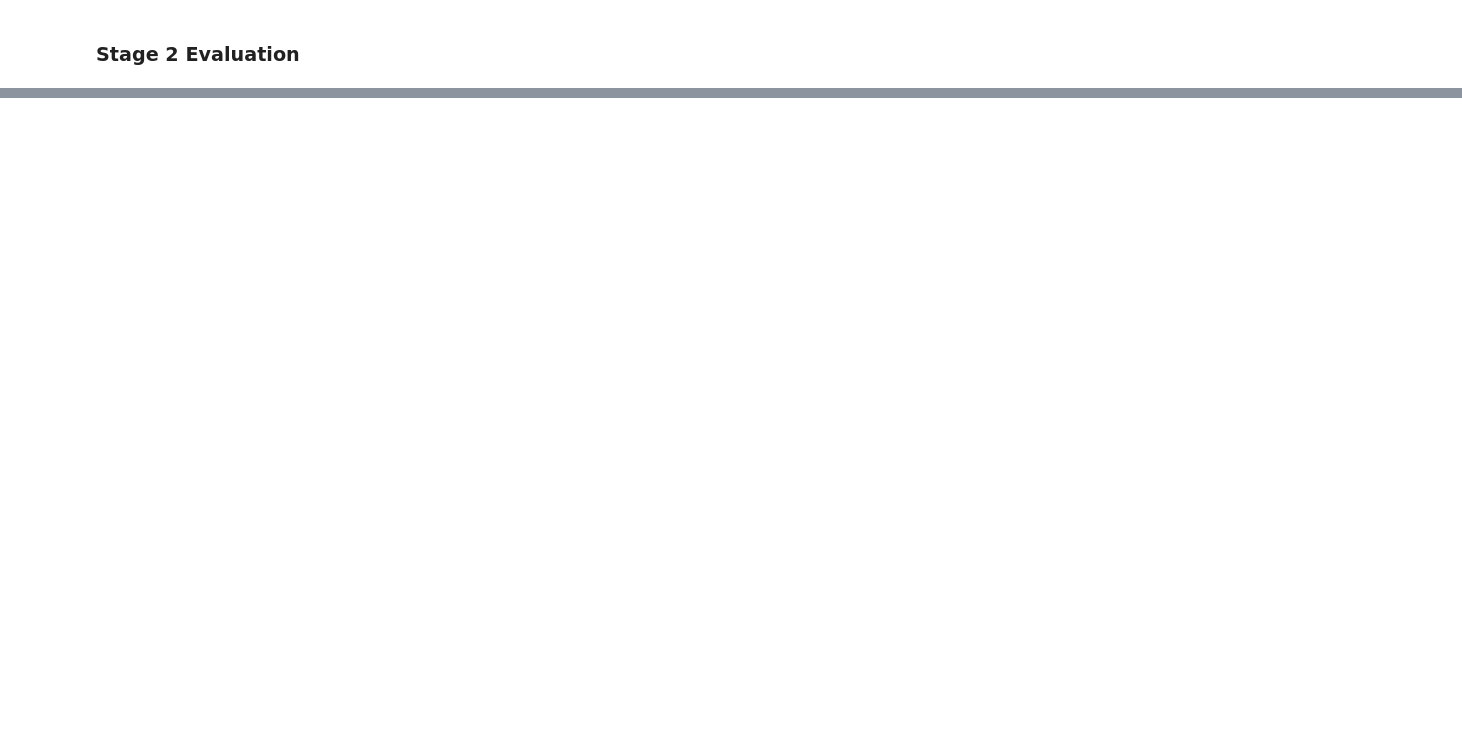
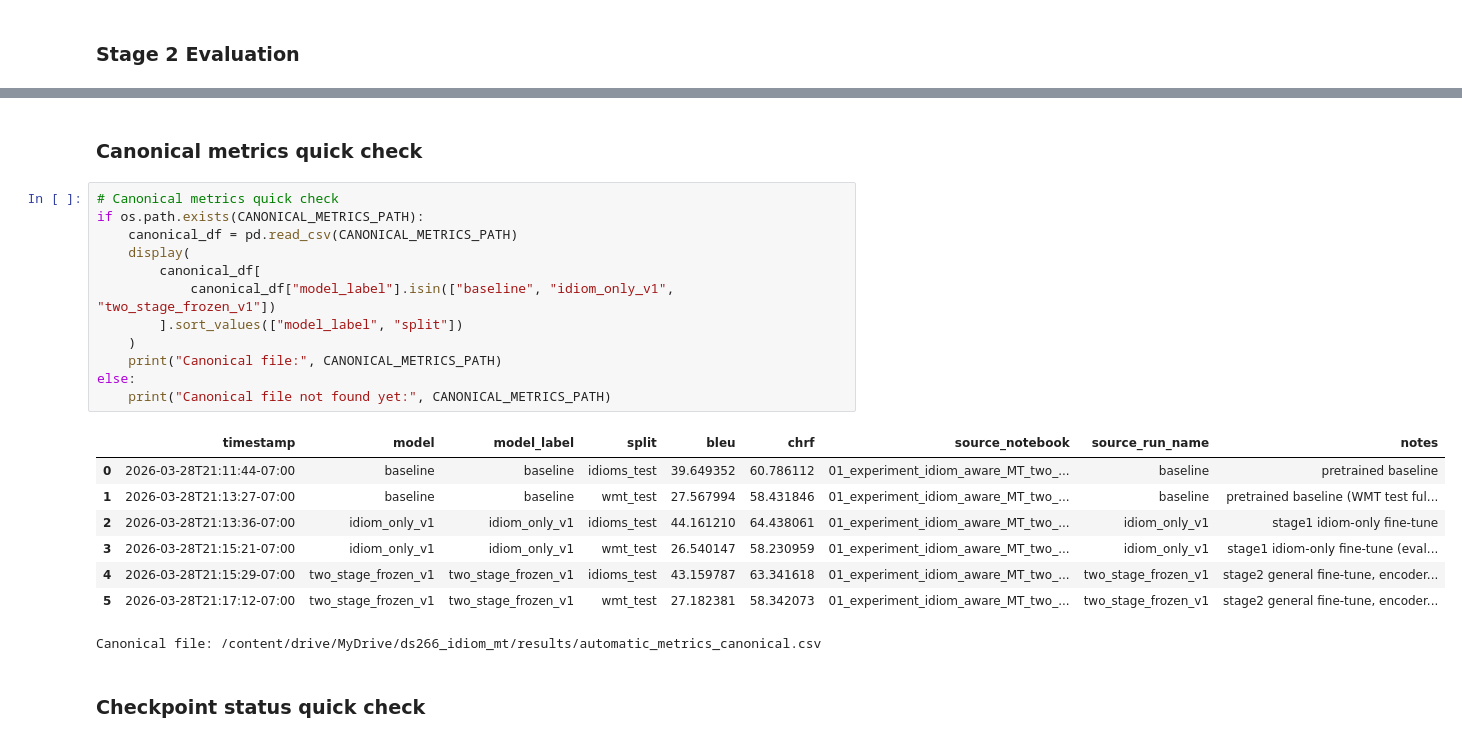
Before and after one commit to auntiepersilla/Idiom_Aware_MT_Finetuning_EN-DE, a Jupyter notebook: notebooks/01_experiment_idiom_aware_MT_two_stage_frozen_encoder.ipynb, the cells around one changed output, grey strips where cells are left out. Saved outputs shown, nothing was run; the diff lists cells and outputs as text; blank space fills up the shorter version.

Commit message:
added logic for cleaner cannonical output, checkpoint verification, and other minor changes

```diff
--- a/notebooks/01_experiment_idiom_aware_MT_two_stage_frozen_encoder.ipynb
+++ b/notebooks/01_experiment_idiom_aware_MT_two_stage_frozen_encoder.ipynb
@@ -658,0 +774,25 @@ two_stage_frozen wmt: {'bleu': 27.096051475007364, 'chrf': 58.3027338104299}
+# %% [markdown]
+### Canonical metrics quick check
+# %%
+# Canonical metrics quick check
+if os.path.exists(CANONICAL_METRICS_PATH):
+    canonical_df = pd.read_csv(CANONICAL_METRICS_PATH)
+    display(
+        canonical_df[
+            canonical_df["model_label"].isin(["baseline", "idiom_only_v1", "two_stage_frozen_v1"])
+        ].sort_values(["model_label", "split"])
+    )
+    print("Canonical file:", CANONICAL_METRICS_PATH)
+else:
+    print("Canonical file not found yet:", CANONICAL_METRICS_PATH)
+# %% [output]
+|  | timestamp | model | model_label | split | bleu | chrf | source_notebook | source_run_name | notes |
+| 0 | 2026-03-28T21:11:44-07:00 | baseline | baseline | idioms_test | 39.649352 | 60.786112 | 01_experiment_idiom_aware_MT_two_... | baseline | pretrained baseline |
+| 1 | 2026-03-28T21:13:27-07:00 | baseline | baseline | wmt_test | 27.567994 | 58.431846 | 01_experiment_idiom_aware_MT_two_... | baseline | pretrained baseline (WMT test ful... |
+| 2 | 2026-03-28T21:13:36-07:00 | idiom_only_v1 | idiom_only_v1 | idioms_test | 44.161210 | 64.438061 | 01_experiment_idiom_aware_MT_two_... | idiom_only_v1 | stage1 idiom-only fine-tune |
+| 3 | 2026-03-28T21:15:21-07:00 | idiom_only_v1 | idiom_only_v1 | wmt_test | 26.540147 | 58.230959 | 01_experiment_idiom_aware_MT_two_... | idiom_only_v1 | stage1 idiom-only fine-tune (eval... |
+| 4 | 2026-03-28T21:15:29-07:00 | two_stage_frozen_v1 | two_stage_frozen_v1 | idioms_test | 43.159787 | 63.341618 | 01_experiment_idiom_aware_MT_two_... | two_stage_frozen_v1 | stage2 general fine-tune, encoder... |
+| 5 | 2026-03-28T21:17:12-07:00 | two_stage_frozen_v1 | two_stage_frozen_v1 | wmt_test | 27.182381 | 58.342073 | 01_experiment_idiom_aware_MT_two_... | two_stage_frozen_v1 | stage2 general fine-tune, encoder... |
+Canonical file: /content/drive/MyDrive/ds266_idiom_mt/results/automatic_metrics_canonical.csv
+# %% [markdown]
+### Checkpoint status quick check
```
Also changed, not shown: parts of 20 cells of this notebook.
